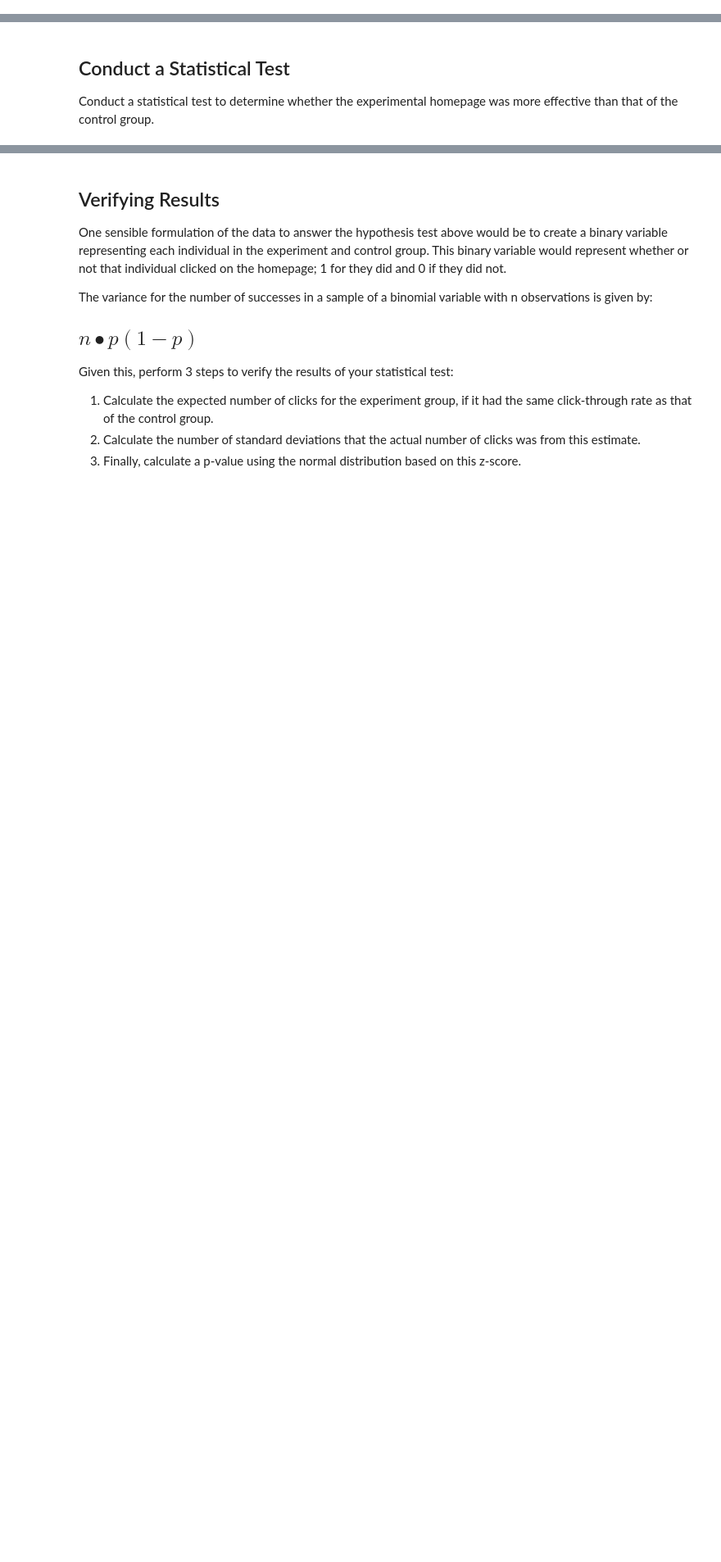
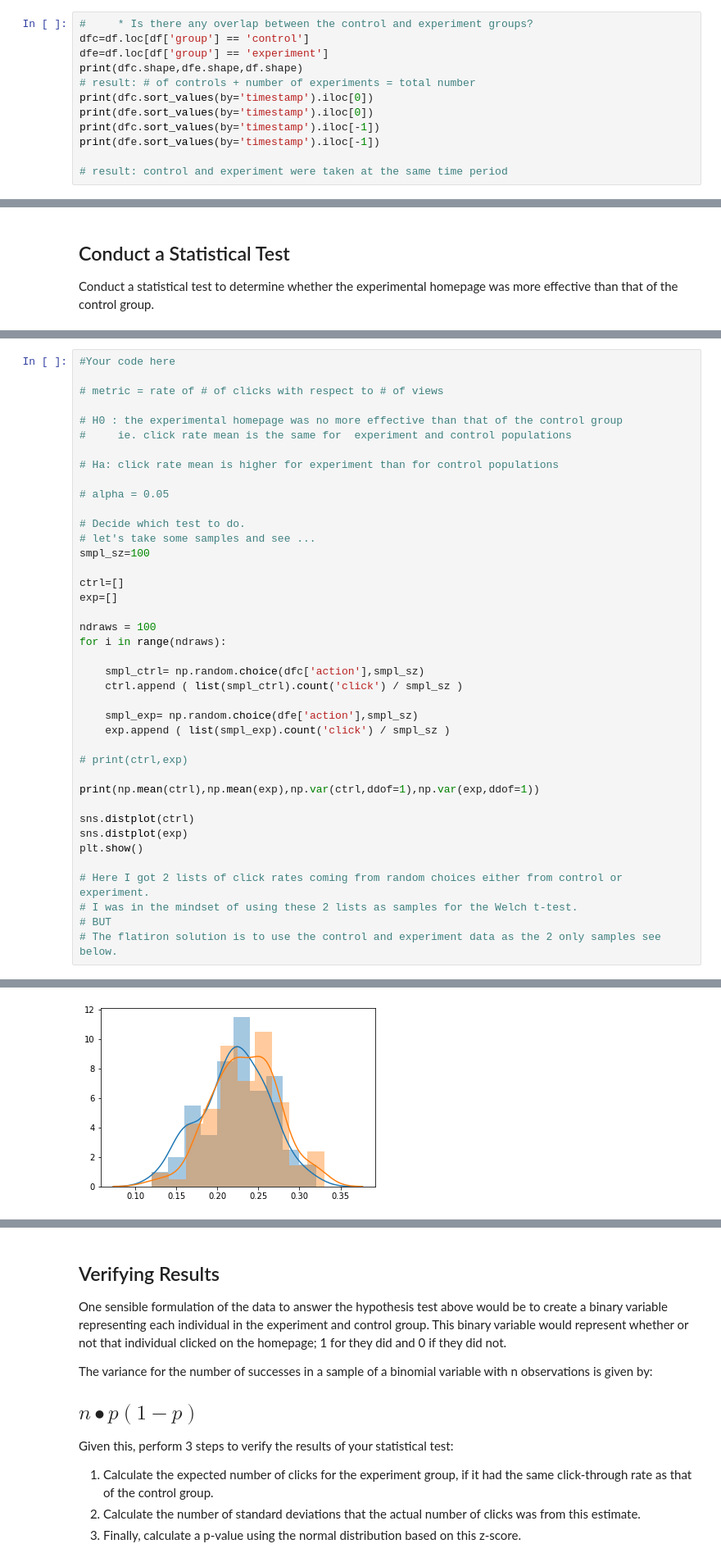
Before and after one commit to poariston/dsc-website-ab-testing-lab-online-ds-pt-120919, a Jupyter notebook: index.ipynb, the cells around one changed output, grey strips where cells are left out. Shown at 82% size. Cells and saved outputs as stored; diff of their text form; blank space fills up the shorter version.

```diff
--- a/index.ipynb
+++ b/index.ipynb
@@ -123,0 +133,12 @@ Number of viewers: 6328         Number of clickers: 1860
+# %%
+#     * Is there any overlap between the control and experiment groups?
+dfc=df.loc[df['group'] == 'control']
+dfe=df.loc[df['group'] == 'experiment']
+print(dfc.shape,dfe.shape,df.shape)
+# result: # of controls + number of experiments = total number
+print(dfc.sort_values(by='timestamp').iloc[0])
+print(dfe.sort_values(by='timestamp').iloc[0])
+print(dfc.sort_values(by='timestamp').iloc[-1])
+print(dfe.sort_values(by='timestamp').iloc[-1])
+
+# result: control and experiment were taken at the same time period
@@ -137,0 +167,41 @@ Conduct a statistical test to determine whether the experimental homepage was mo
+# %%
+#Your code here
+
+# metric = rate of # of clicks with respect to # of views
+
+# H0 : the experimental homepage was no more effective than that of the control group
+#     ie. click rate mean is the same for  experiment and control populations
+
+# Ha: click rate mean is higher for experiment than for control populations
+
+# alpha = 0.05
+
+# Decide which test to do.
+# let's take some samples and see ...
+smpl_sz=100
+
+ctrl=[]
+exp=[]
+
+ndraws = 100
+for i in range(ndraws):
+
+    smpl_ctrl= np.random.choice(dfc['action'],smpl_sz)
+    ctrl.append ( list(smpl_ctrl).count('click') / smpl_sz )
+
+    smpl_exp= np.random.choice(dfe['action'],smpl_sz)
+    exp.append ( list(smpl_exp).count('click') / smpl_sz )
+
+# print(ctrl,exp)
+
+print(np.mean(ctrl),np.mean(exp),np.var(ctrl,ddof=1),np.var(exp,ddof=1))
+
+sns.distplot(ctrl)
+sns.distplot(exp)
+plt.show()
+
+# Here I got 2 lists of click rates coming from random choices either from control or experiment.
+# I was in the mindset of using these 2 lists as samples for the Welch t-test.
+# BUT
+# The flatiron solution is to use the control and experiment data as the 2 only samples see below.
+# %% [output]
@@ -137,0 +209 @@ Conduct a statistical test to determine whether the experimental homepage was mo
+[figure, added]
```
Also changed, not shown: parts of 15 cells of this notebook, 1 other file.
